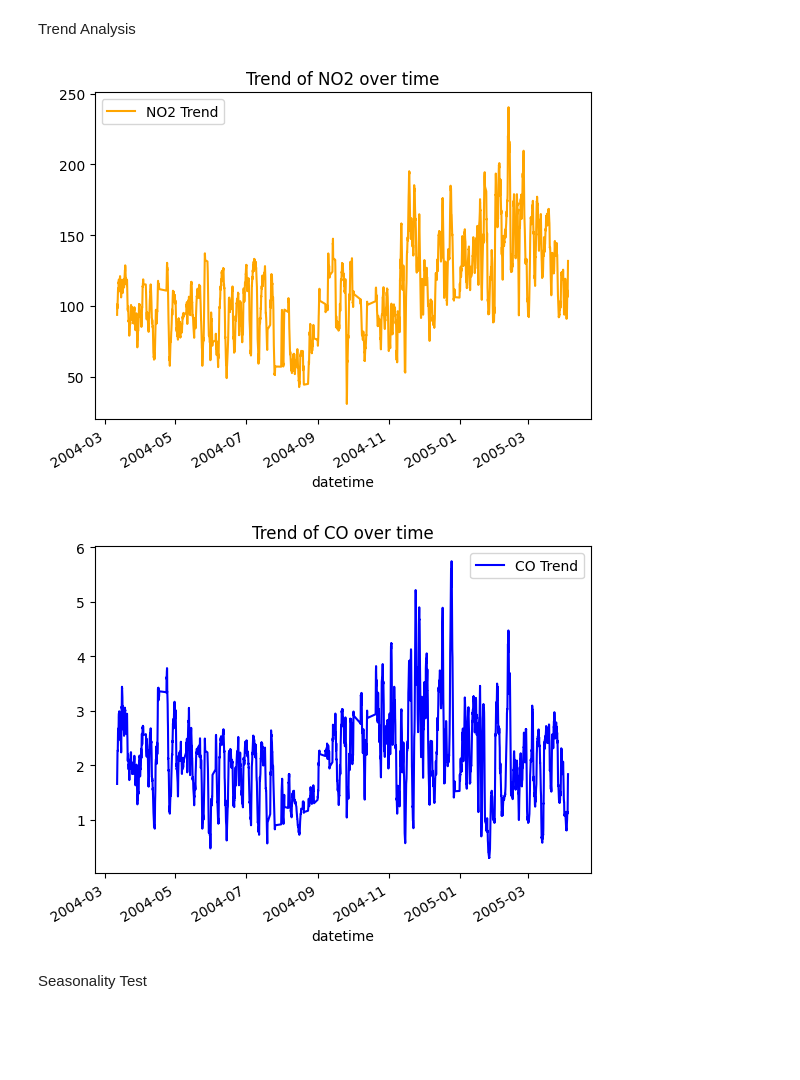
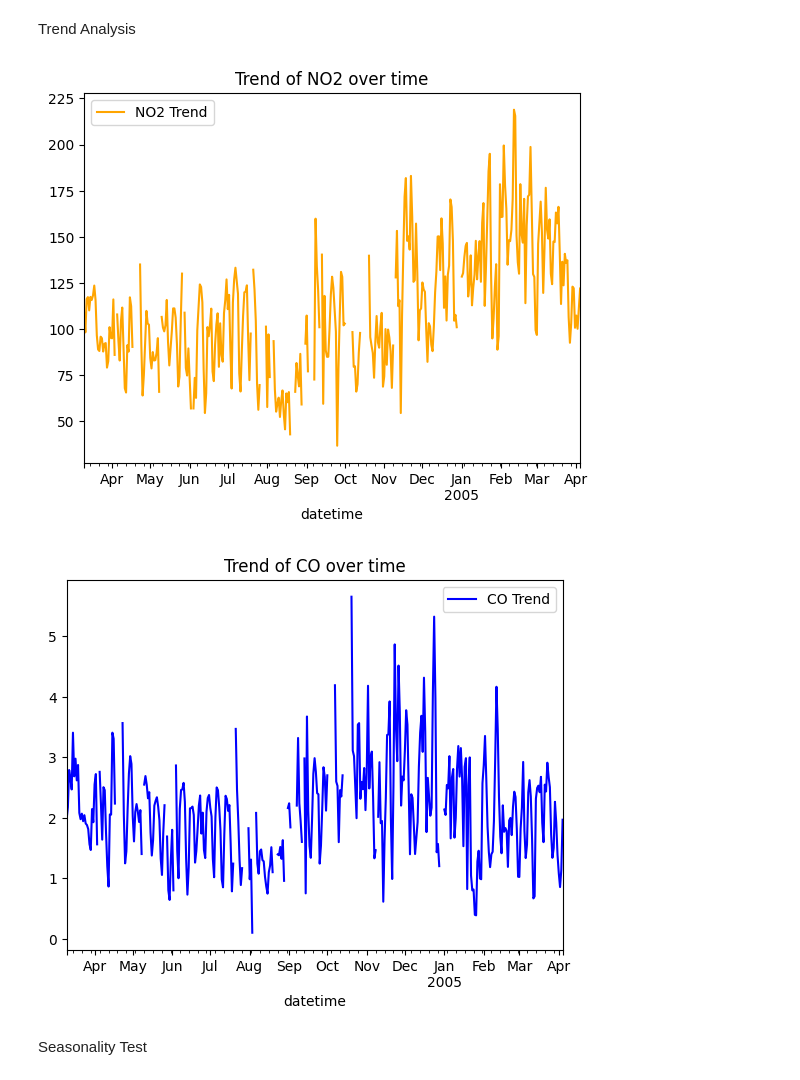
Before and after one commit to avimallik/co_and_no2_time_series_forecasting, a Jupyter notebook: co_and_no2_time_series_forecasting.ipynb, the cells around one changed output. Cells and saved outputs as stored; diff of their text form; code cells hidden in the pictures; blank space fills up the shorter version.

```diff
--- a/co_and_no2_time_series_forecasting.ipynb
+++ b/co_and_no2_time_series_forecasting.ipynb
@@ -261,19 +262,19 @@ Trend Analysis
 # %%
 # Trend Analysis
 # df_dt['CO(GT)'].rolling(window=24).mean().plot(label='CO Trend')
-df_dt['NO2(GT)'].rolling(window=24).mean().plot(label='NO2 Trend', color='orange')
+df_dt['NO2(GT)'].resample('D').mean().plot(label='NO2 Trend', color='orange')
 plt.legend()
 plt.title('Trend of NO2 over time')
 plt.show()
 # %% [output]
-[figure, old version]
+[figure, new version]
 # %%
-df_dt['CO(GT)'].rolling(window=24).mean().plot(label='CO Trend', color='blue')
+df_dt['CO(GT)'].resample('D').mean().plot(label='CO Trend', color='blue')
 plt.legend()
 plt.title('Trend of CO over time')
 plt.show()
 # %% [output]
-[figure, old version]
+[figure, new version]
 # %% [markdown]
 Seasonality Test
 # %%
```
Also changed, not shown: parts of 5 cells of this notebook.
